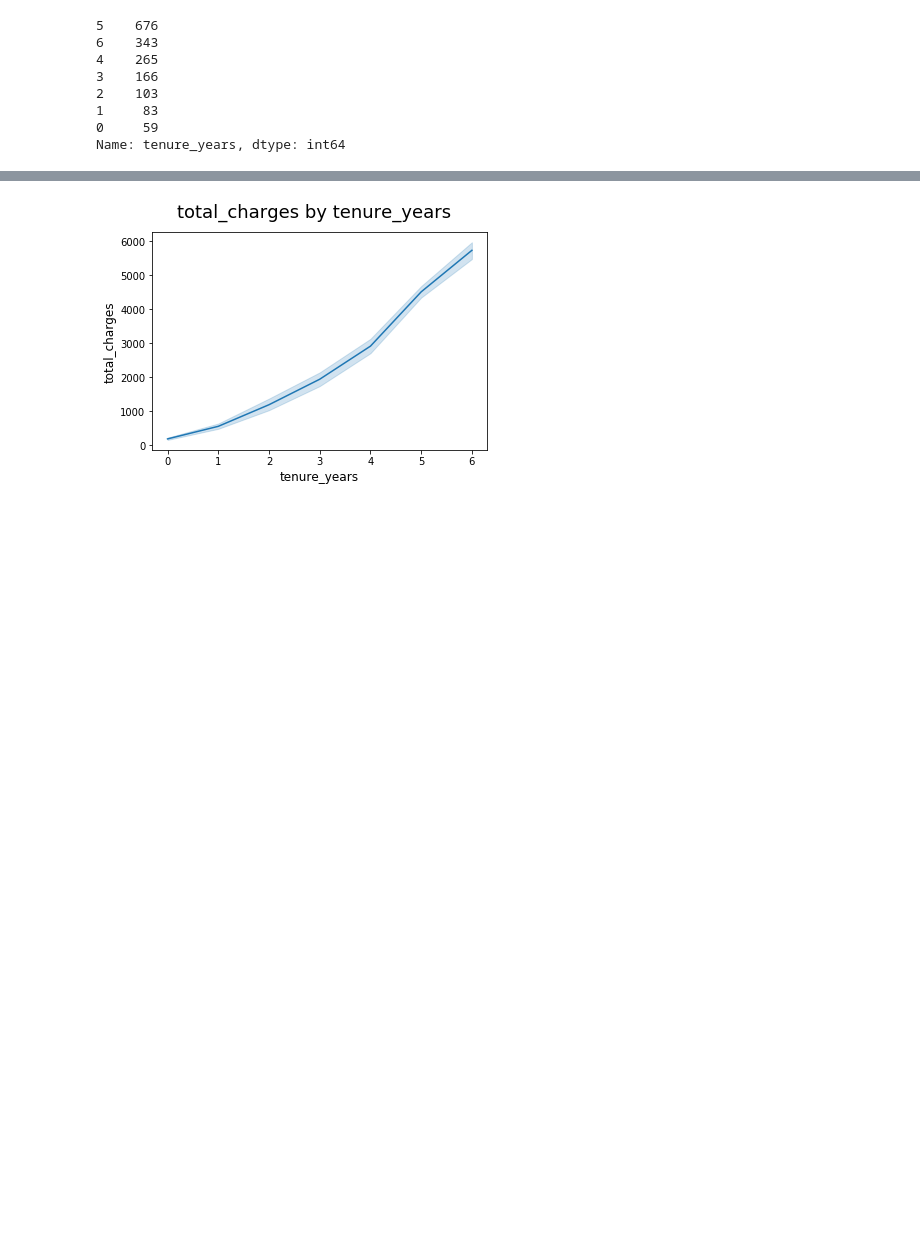
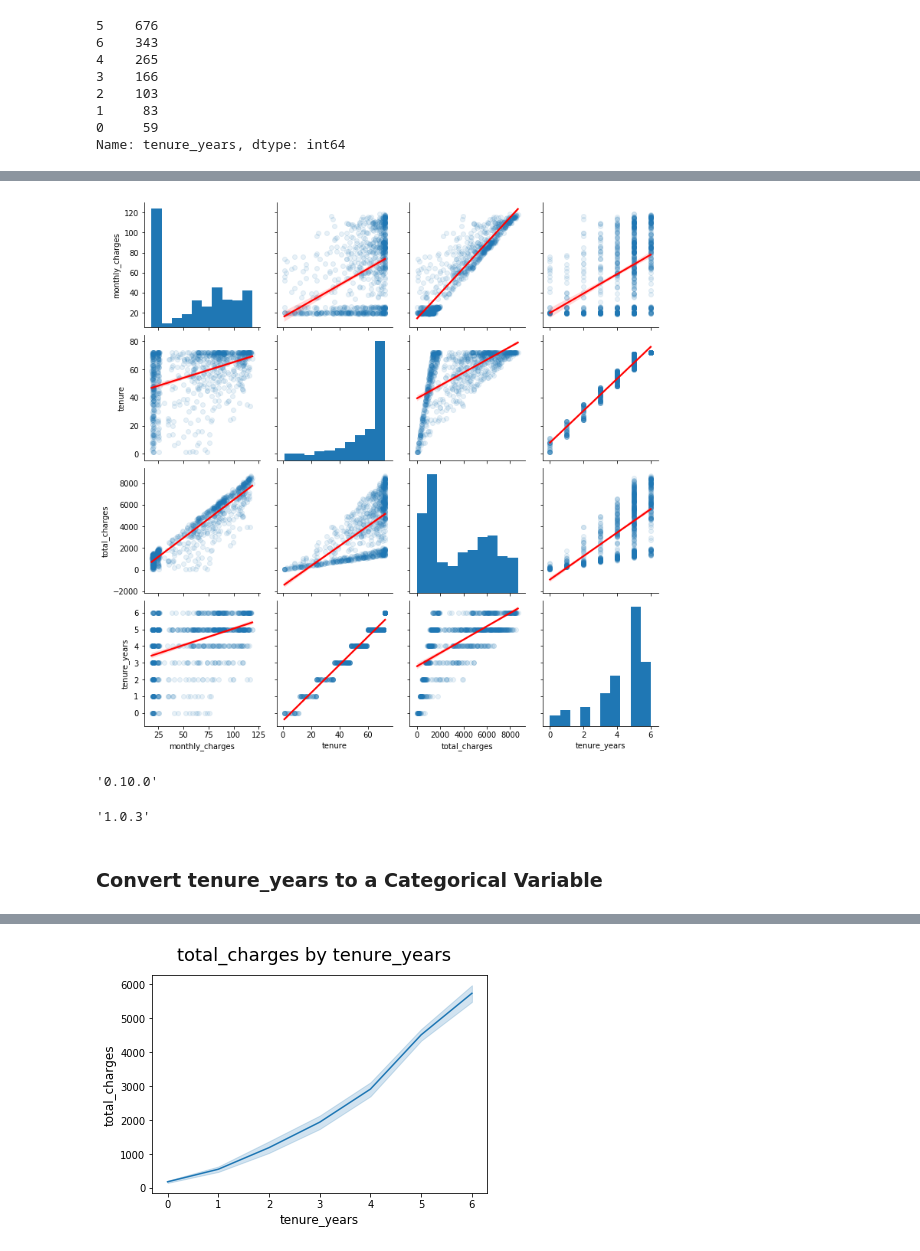
Before and after one commit to faithkane3/regression, a Jupyter notebook: explore.ipynb, the cells around one changed output, grey strips where cells are left out. Cells and saved outputs as stored; diff of their text form; code cells hidden in the pictures; blank space fills up the shorter version.

```diff
--- a/explore.ipynb
+++ b/explore.ipynb
@@ -54,4 +37,0 @@ plot_variable_pairs(df)
-# %%
-def plot_variable_pairs_regline(df, hue=None):
-    plot_kws={'line_kws':{'color':'red'}, 'scatter_kws': {'alpha': 0.7}}
-    sns.pairplot(df, hue=hue, kind="reg",plot_kws={'line_kws':{'color':'red'}, 'scatter_kws': {'alpha': 0.1}})
@@ -119,0 +129,22 @@ memory usage: 146.2+ KB
+# %%
+def plot_variable_pairs_regline(train, hue=None):
+    '''
+    This function takes in a df and default hue=None and displays a pairplot
+    with a red regression line.
+    '''
+    plot_kws={'line_kws':{'color':'red'}, 'scatter_kws': {'alpha': 0.7}}
+    sns.pairplot(train, hue=hue, kind="reg",plot_kws={'line_kws':{'color':'red'}, 'scatter_kws': {'alpha': 0.1}})
+# %%
+plot_variable_pairs_regline(train)
+# %% [output]
+[figure, added]
+# %%
+sns.__version__
+# %% [output]
+'0.10.0'
+# %%
+pd.__version__
+# %% [output]
+'1.0.3'
+# %% [markdown]
+### Convert tenure_years to a Categorical Variable
```
Also changed, not shown: parts of 27 cells of this notebook.
